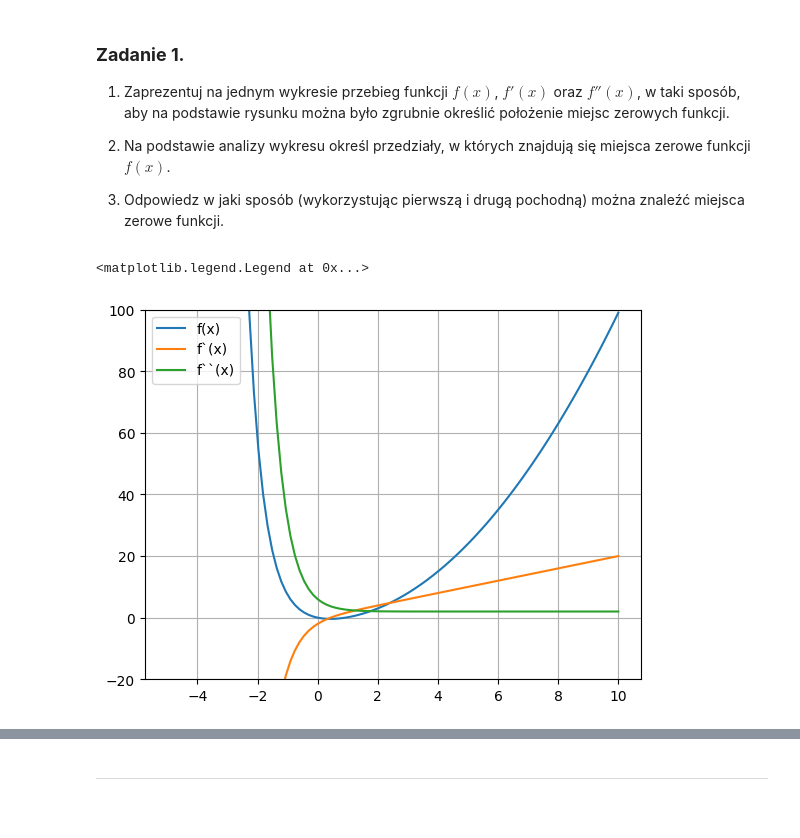
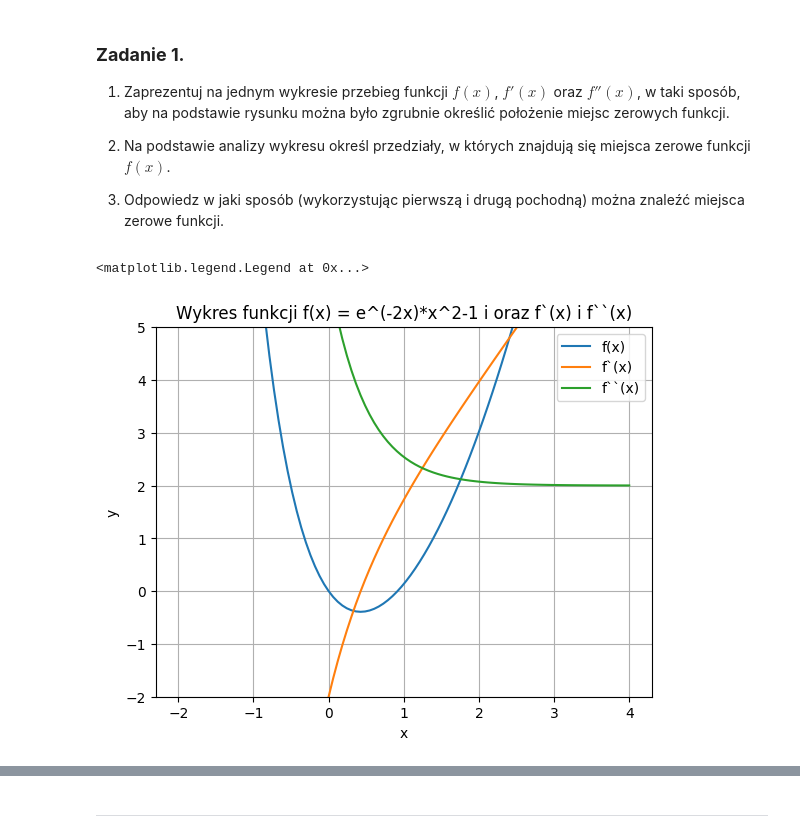
Before and after one commit to MN-KJ-2025/lab8-nieliniowe-JasinskiKacper, a Jupyter notebook: sprawozdanie.ipynb, the cells around one changed output, grey strips where cells are left out. Saved outputs shown, nothing was run; the diff lists cells and outputs as text; code cells hidden in the pictures; blank space fills up the shorter version.

```diff
--- a/sprawozdanie.ipynb
+++ b/sprawozdanie.ipynb
@@ -55,14 +55,17 @@ import matplotlib.pyplot as plt
 3. Odpowiedz w jaki sposób (wykorzystując pierwszą i drugą pochodną) można znaleźć miejsca zerowe funkcji.
 # %%
 # ===== Twoja implementacja tutaj =====
-x = np.linspace(-5, 10, 100)
+x = np.linspace(-2, 4, 100)
 fig, ax = plt.subplots()
-ax.set_ylim(-20, 100)
+ax.set_ylim(-2, 5)
 ax.plot(x, main.func(x), label='f(x)')
 ax.plot(x, main.dfunc(x), label='f`(x)')
 ax.plot(x, main.ddfunc(x), label='f``(x)')
 ax.grid(True)
+ax.set_ylabel('y')
+ax.set_xlabel('x')
+ax.set_title("Wykres funkcji f(x) = e^(-2x)*x^2-1 i oraz f`(x) i f``(x)")
 ax.legend()
 # %% [output]
 <matplotlib.legend.Legend at 0x...>
-[figure, old version]
+[figure, new version]
```
Also changed, not shown: parts of 10 cells of this notebook, 1 other file.
